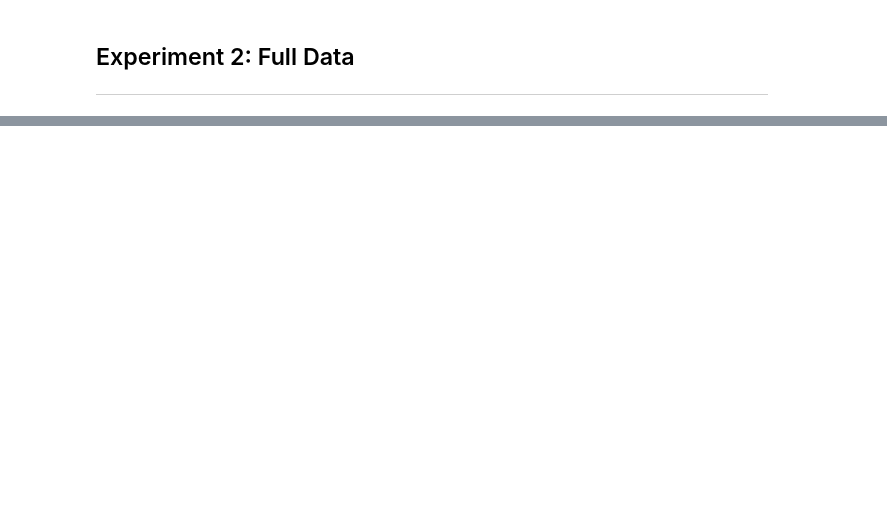
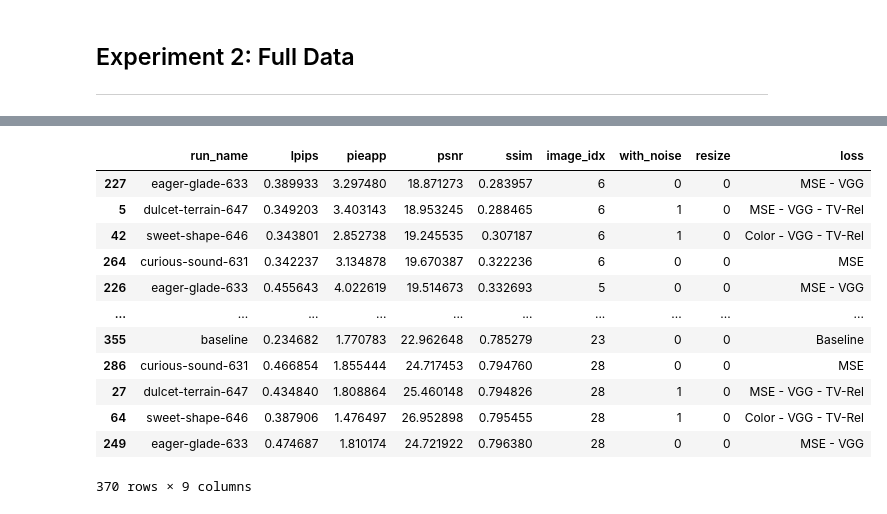
Before and after one commit to mikasenghaas/sillystill, a Jupyter notebook: notebooks/5.0-results.ipynb, the cells around one changed output, grey strips where cells are left out. Saved outputs shown, nothing was run; the diff lists cells and outputs as text; code cells hidden in the pictures; blank space fills up the shorter version.

```diff
--- a/notebooks/5.0-results.ipynb
+++ b/notebooks/5.0-results.ipynb
@@ -171,2 +194,29 @@ full_data
+# %%
+full_data_raw = load_full_results("outputs/full-data.csv", runs)
+# Split tags into resize and loss column
+full_data_raw["resize"] = full_data_raw["tags"].apply(lambda x: int("Resized" in x))
+full_data_raw["loss"] = full_data_raw["tags"].apply(lambda x: x.replace("- Resized", "").strip())
+
+# Make noise column boolean
+full_data_raw["with_noise"] = full_data_raw["with_noise"].astype(int)
+
+# Sort by loss
+full_data = full_data_raw.drop(columns=["tags"])
+full_data.sort_values(by="ssim", inplace=True)
+full_data
+# %% [output]
+|  | run_name | lpips | pieapp | psnr | ssim | image_idx | with_noise | resize | loss |
+| 227 | eager-glade-633 | 0.389933 | 3.297480 | 18.871273 | 0.283957 | 6 | 0 | 0 | MSE - VGG |
+| 5 | dulcet-terrain-647 | 0.349203 | 3.403143 | 18.953245 | 0.288465 | 6 | 1 | 0 | MSE - VGG - TV-Rel |
+| 42 | sweet-shape-646 | 0.343801 | 2.852738 | 19.245535 | 0.307187 | 6 | 1 | 0 | Color - VGG - TV-Rel |
+| 264 | curious-sound-631 | 0.342237 | 3.134878 | 19.670387 | 0.322236 | 6 | 0 | 0 | MSE |
+| 226 | eager-glade-633 | 0.455643 | 4.022619 | 19.514673 | 0.332693 | 5 | 0 | 0 | MSE - VGG |
+| ... | ... | ... | ... | ... | ... | ... | ... | ... | ... |
+| 355 | baseline | 0.234682 | 1.770783 | 22.962648 | 0.785279 | 23 | 0 | 0 | Baseline |
+| 286 | curious-sound-631 | 0.466854 | 1.855444 | 24.717453 | 0.794760 | 28 | 0 | 0 | MSE |
+| 27 | dulcet-terrain-647 | 0.434840 | 1.808864 | 25.460148 | 0.794826 | 28 | 1 | 0 | MSE - VGG - TV-Rel |
+| 64 | sweet-shape-646 | 0.387906 | 1.476497 | 26.952898 | 0.795455 | 28 | 1 | 0 | Color - VGG - TV-Rel |
+| 249 | eager-glade-633 | 0.474687 | 1.810174 | 24.721922 | 0.796380 | 28 | 0 | 0 | MSE - VGG |
+370 rows × 9 columns
 # %%
 # Find mean and std for each metric
```
Also changed, not shown: parts of 12 cells of this notebook, 54 other files.
